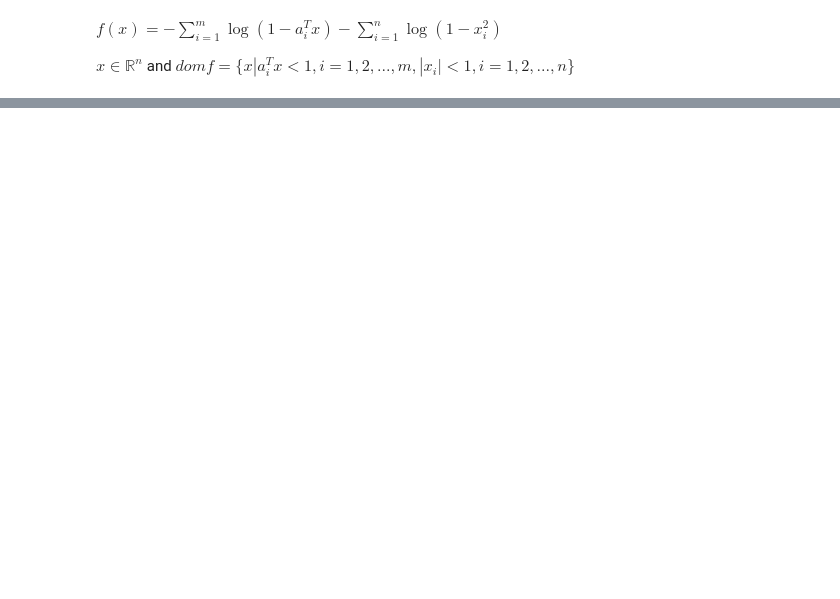
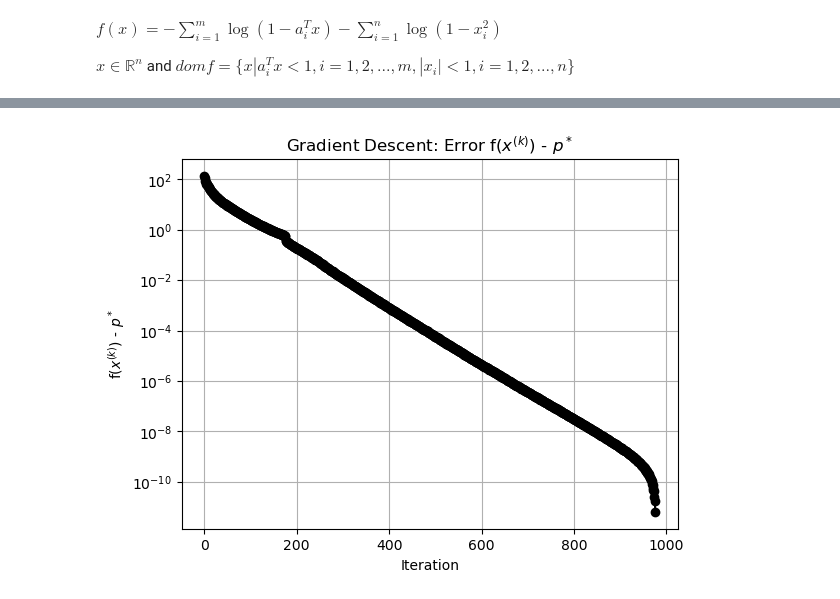
Before and after one commit to Ravi-Raghavan/ConvexOptimization, a Jupyter notebook: hw5.ipynb, the cells around one changed output, grey strips where cells are left out. Drawn from its saved outputs; the diff is of its cells as text; code cells hidden in the pictures; blank space fills up the shorter version.

```diff
--- a/hw5.ipynb
+++ b/hw5.ipynb
@@ -29,5 +35,5 @@ $\frac{\partial{f}}{\partial{x_k} \partial{x_j}} = \sum_{i=1}^{m} (\frac{a_{ij}
 # %%
-def gradient_descent(f, gradient, backtracking_algorithm, A: np.ndarray, x0: np.ndarray, max_iter, eta):
+def gradient_descent(f, gradient, backtracking_algorithm, A: np.ndarray, x0: np.ndarray, max_iter, eta, alpha, beta):
     x = x0
     fx = f(A, x)
 
@@ -36,16 +42,21 @@ def gradient_descent(f, gradient, backtracking_algorithm, A: np.ndarray, x0: np.
     function_values = []
     function_values.append(fx)
 
+    #Store alphas
+    alphas = []
+
     #enter for loop of max_iter times
     for iter in range(max_iter):
         grad = gradient(A, x) #compute gradient
+        print(f"Iteration: {iter + 1}, Current Function Value(Beginning of Iteration): {fx}, Norm of Gradient: {np.linalg.norm(grad)}")
         descent_direction = -1 * grad #our descent direction is the negative gradient
-        alpha = backtracking_algorithm(A, x, descent_direction) #compute best step size
+        alpha = backtracking_algorithm(A, x, descent_direction, alpha, beta) #compute best step size
         x = x + (alpha * descent_direction) #compute next iterate
 
         points = np.append(points, x[np.newaxis, :, :], axis=0) #store point in points array
         fx = f(A, x) #calculate updated function value
         function_values.append(fx) #store updated function value
+        alphas.append(alpha) #Store alpha
 
         #if we have satisfied our convergence criteria, break from loop
         if np.linalg.norm(grad) <= eta:
@@ -53,4 +64,5 @@ def gradient_descent(f, gradient, backtracking_algorithm, A: np.ndarray, x0: np.
 
     #store function value in array
     function_values = np.array(function_values)
-    return points, function_values
+    alphas = np.array(alphas)
+    return points, function_values, alphas
@@ -82,0 +331,16 @@ def f_backtracking_algorithm(A: np.ndarray, x: np.ndarray, delta_x: np.ndarray,
+# %%
+#Global Variables
+n = 100
+m = 200
+
+alpha = 0.01
+beta = 0.5
+eta = 1e-4
+
+max_iter = 1000
+
+x0 = np.zeros(shape = (n, 1))
+A = np.random.normal(size = (m, n))
+# %%
+gradient_descent_iterates, gradient_descent_function_values, gradient_descent_alpha_values = gradient_descent(f, f_gradient, f_backtracking_algorithm, A, x0, max_iter, eta, alpha, beta)
+p_star = gradient_descent_function_values[-1]
@@ -82,0 +365,14 @@ def f_backtracking_algorithm(A: np.ndarray, x: np.ndarray, delta_x: np.ndarray,
+# %%
+gradient_descent_gap_to_optimal = gradient_descent_function_values - p_star
+gradient_descent_gap_to_optimal = gradient_descent_gap_to_optimal[:-1]
+
+plt.plot(list(range(len(gradient_descent_gap_to_optimal))), gradient_descent_gap_to_optimal, marker='o', color='black', linestyle='-')
+
+plt.xlabel('Iteration')
+plt.ylabel(r'f($x^{(k)}$) - $p^*$')
+plt.yscale('log')
+plt.title(r'Gradient Descent: Error f($x^{(k)}$) - $p^*$')
+plt.grid(True)
+plt.show()
+# %% [output]
+[figure, added]
```
Also changed, not shown: parts of 24 cells of this notebook.
